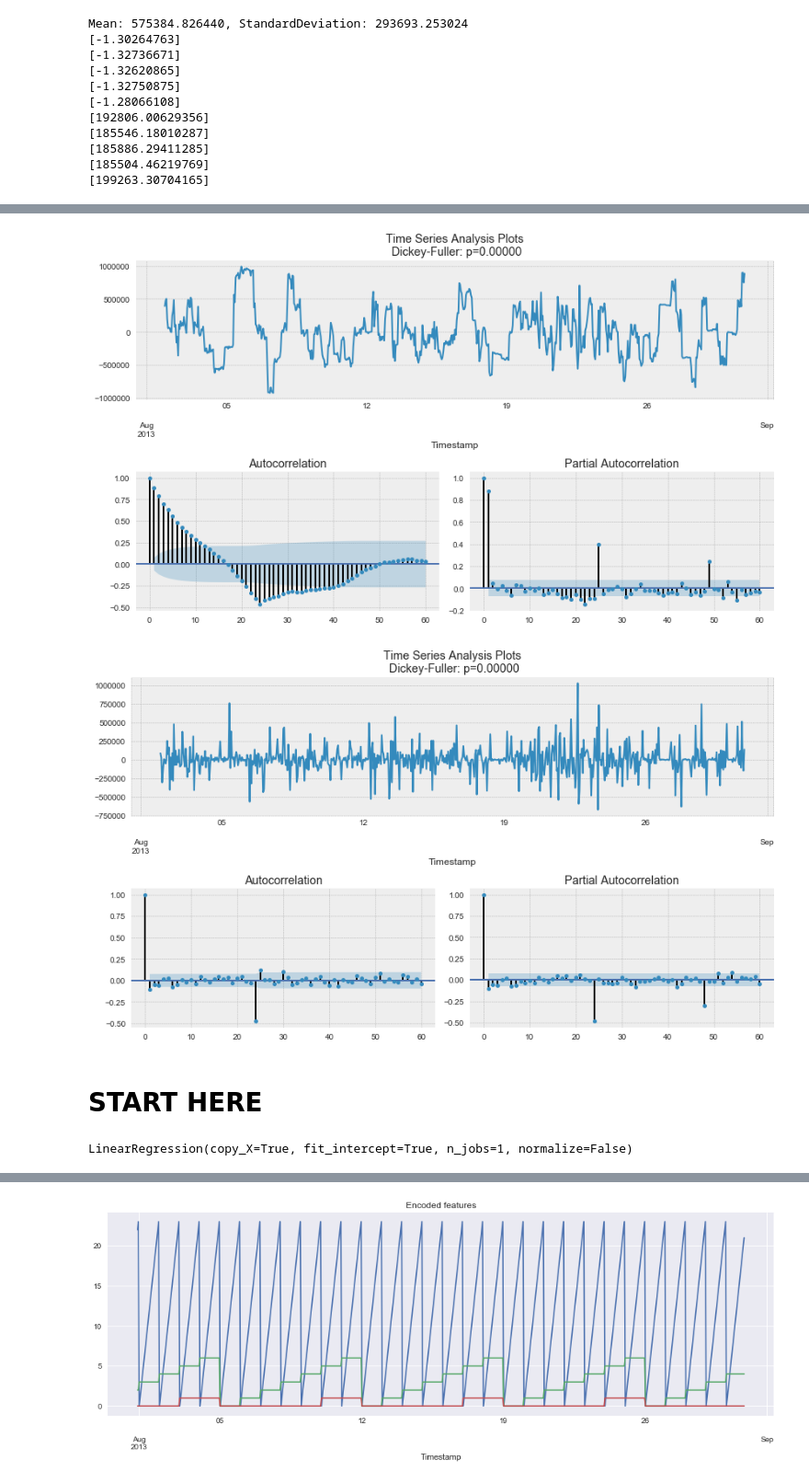
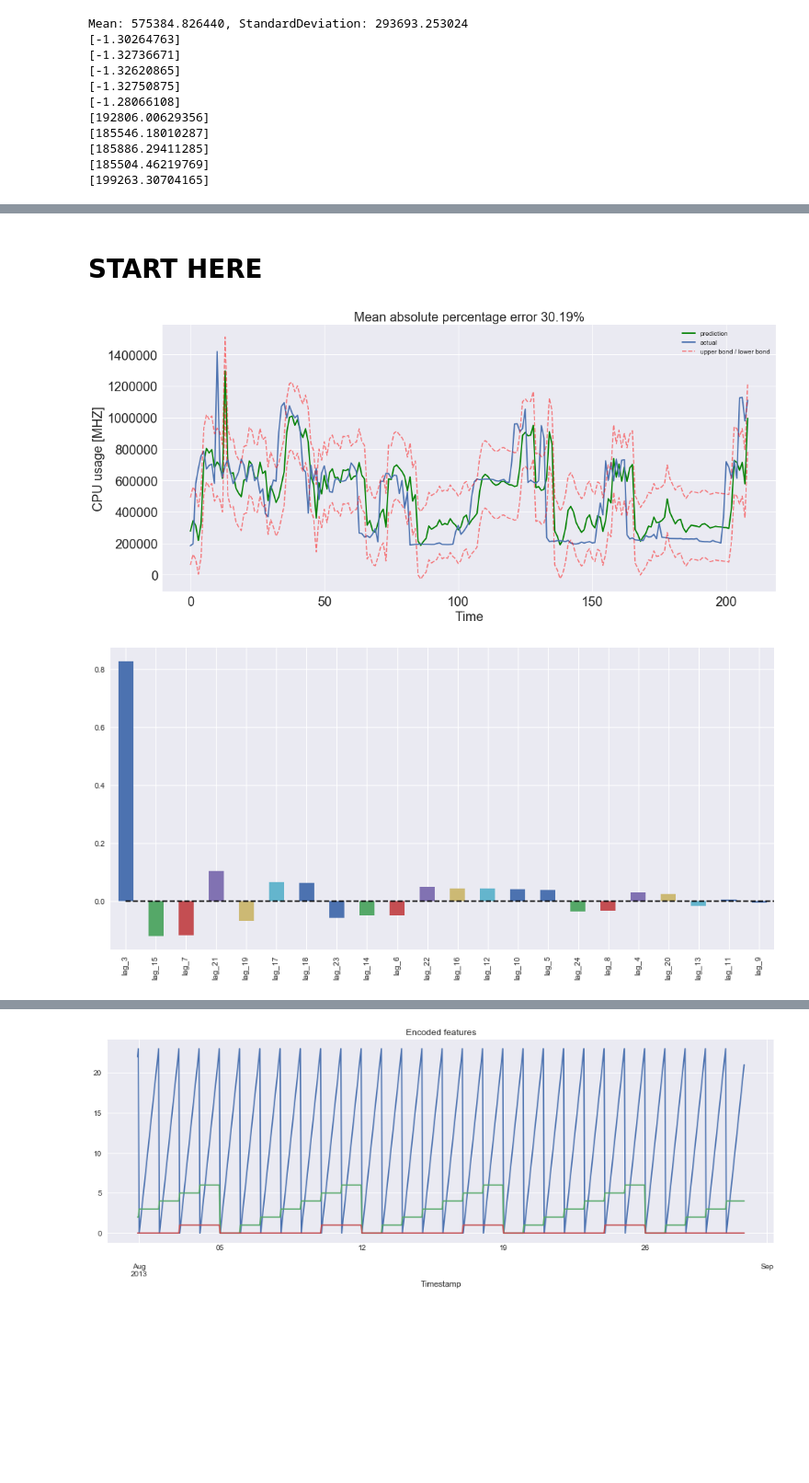
Before and after one commit to JessieRayeBauer/Time-Series-Forecasting-, a Jupyter notebook: Manifold_6_13_CLEAN_SUMMED.py.ipynb, the cells around one changed output, grey strips where cells are left out. Shown at 92% size. Cells and saved outputs as stored; diff of their text form; code cells hidden in the pictures; blank space fills up the shorter version.

```diff
--- a/Manifold_6_13_CLEAN_SUMMED.py.ipynb
+++ b/Manifold_6_13_CLEAN_SUMMED.py.ipynb
@@ -834,15 +726,3 @@ tsplot(hourlydat['CPU usage [MHZ]'], lags=60)
-# %%
-
-ads_diff = hourlydat['CPU usage [MHZ]'] - hourlydat['CPU usage [MHZ]'].shift(24)
-tsplot(ads_diff[24:], lags=60)
-# %% [output]
-[figure, removed]
-# %%
-
-ads_diff = ads_diff - ads_diff.shift(1)
-tsplot(ads_diff[24+1:], lags=60)
-# %% [output]
-[figure, removed]
 # %% [markdown]
 # START HERE
 # %%
@@ -895,12 +775,13 @@ X = data.dropna().drop(['y'], axis=1)
 # %%
 # reserve 30% of data for testing
 X_train, X_test, y_train, y_test = timeseries_train_test_split(X, y, test_size=0.3)
 
-# machine learning in two lines
+#linear reg
 lr = LinearRegression()
 lr.fit(X_train, y_train)
 
-#plotModelResults(lr, plot_intervals=True)
-#plotCoefficients(lr)
+plotModelResults(lr, plot_intervals=True)
+plotCoefficients(lr)
 # %% [output]
-LinearRegression(copy_X=True, fit_intercept=True, n_jobs=1, normalize=False)
+[figure, added]
+[figure, added]
```
Also changed, not shown: parts of 54 cells of this notebook, 1 other file.
